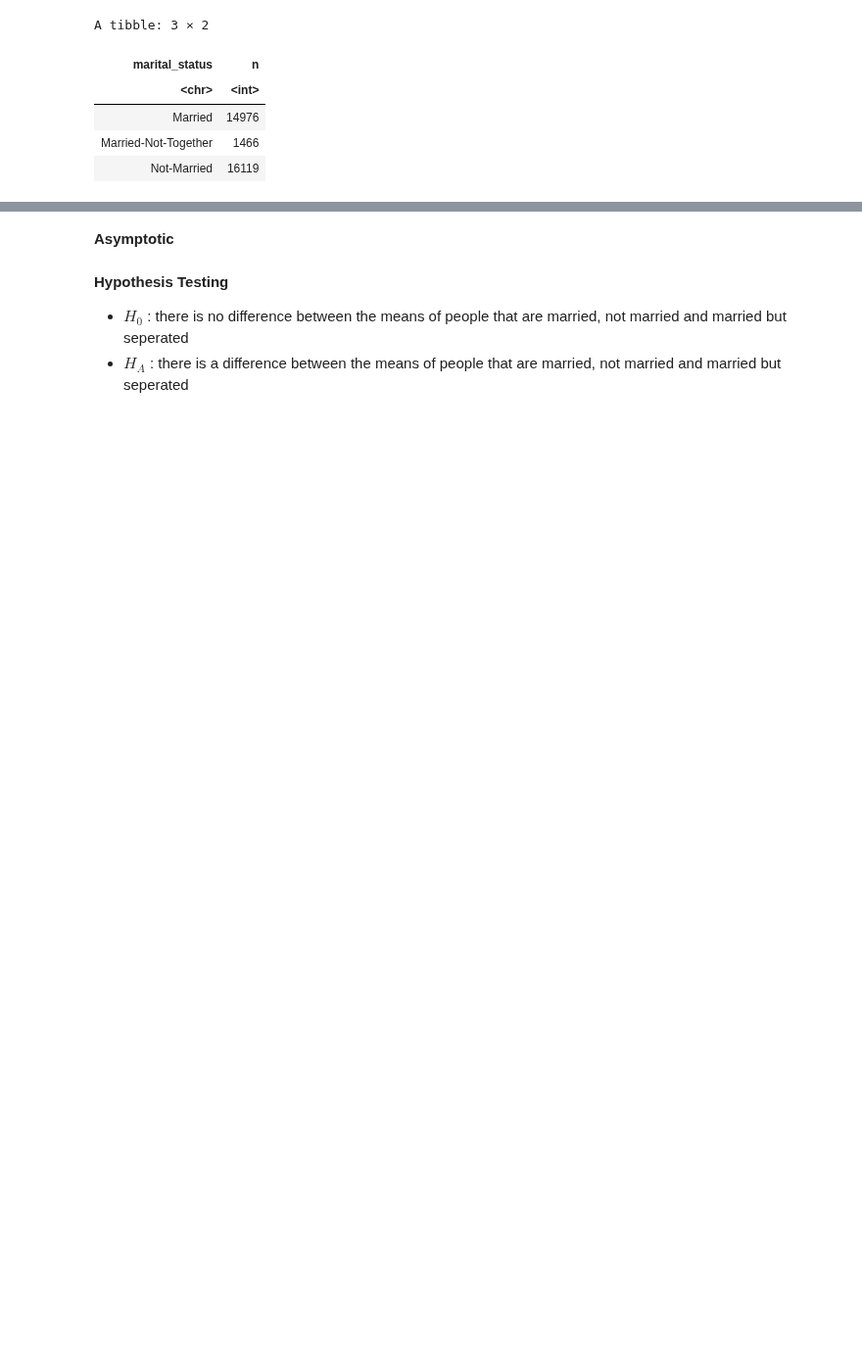
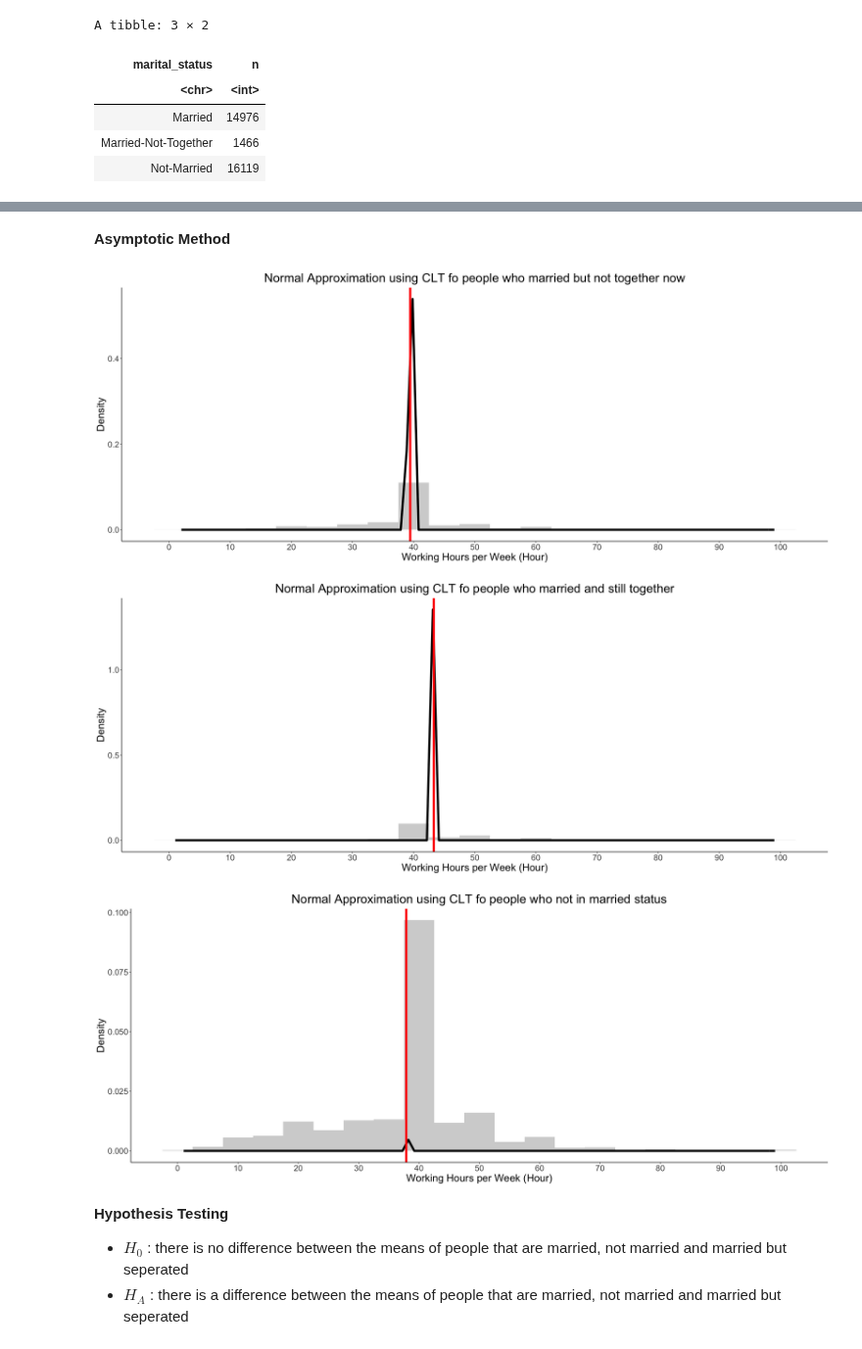
Before and after one commit to sidnand/Inferential-Report-on-Adult-Working-Hours, a Jupyter notebook: Final Report.ipynb, the cells around one changed output, grey strips where cells are left out. Shown at 98% size. Cells and saved outputs as stored; diff of their text form; code cells hidden in the pictures; blank space fills up the shorter version.

```diff
--- a/Final Report.ipynb
+++ b/Final Report.ipynb
@@ -692,5 +654,5 @@ ci_plot_5
 # %% [markdown]
-**Asymptotic**
+**Asymptotic Method**
 # %%
 # CLT states, as n -> inf, X ~ Norm(mean, sd/sqrt(n))
 
@@ -722,34 +684,40 @@ married_t_plot <- married_t %>%
     ggplot(aes(x = hours_per_week)) +
     geom_histogram(aes(y = ..density..), fill = "lightgray", binwidth=5) +
     labs(title = "Normal Approximation using CLT fo people who married and still together",
         x = "Working Hours per Week (Hour)",
         y = "Density") +
     stat_function(fun = dnorm, args = list(mean = mean(married_t$hours_per_week),
                                           sd = sd(married_t$hours_per_week) / sqrt(nrow(married_t))),
                  color = "black", size = 2) +
         plot_config +
         scale_x_continuous(breaks = seq(0,100,10)) +
         geom_vline(xintercept = mean(married_t$hours_per_week),
                   size = 2,
                   colour = "red")
 
 #never married befoer plot
 not_married_plot <- not_married %>%
     ggplot(aes(x = hours_per_week)) +
     geom_histogram(aes(y = ..density..), fill = "lightgray", binwidth=5) +
     labs(title = "Normal Approximation using CLT fo people who not in married status",
         x = "Working Hours per Week (Hour)",
         y = "Density") +
     stat_function(fun = dnorm, args = list(mean = mean(not_married$hours_per_week),
                                           sd = sd(not_married$hours_per_week) / sqrt(nrow(not_married))),
                  color = "black", size = 2) +
         plot_config +
         scale_x_continuous(breaks = seq(0,100,10)) +
         geom_vline(xintercept = mean(not_married$hours_per_week),
                   size = 2,
                   colour = "red")
 
-plot_grid(married_not_t_plot,married_t_plot,not_married_plot, nrow=3)
+married_not_t_plot
+married_t_plot
+not_married_plot
+# %% [output]
+[figure, added]
+[figure, added]
+[figure, added]
 # %% [markdown]
 **Hypothesis Testing**
 
```
Also changed, not shown: parts of 19 cells of this notebook.
